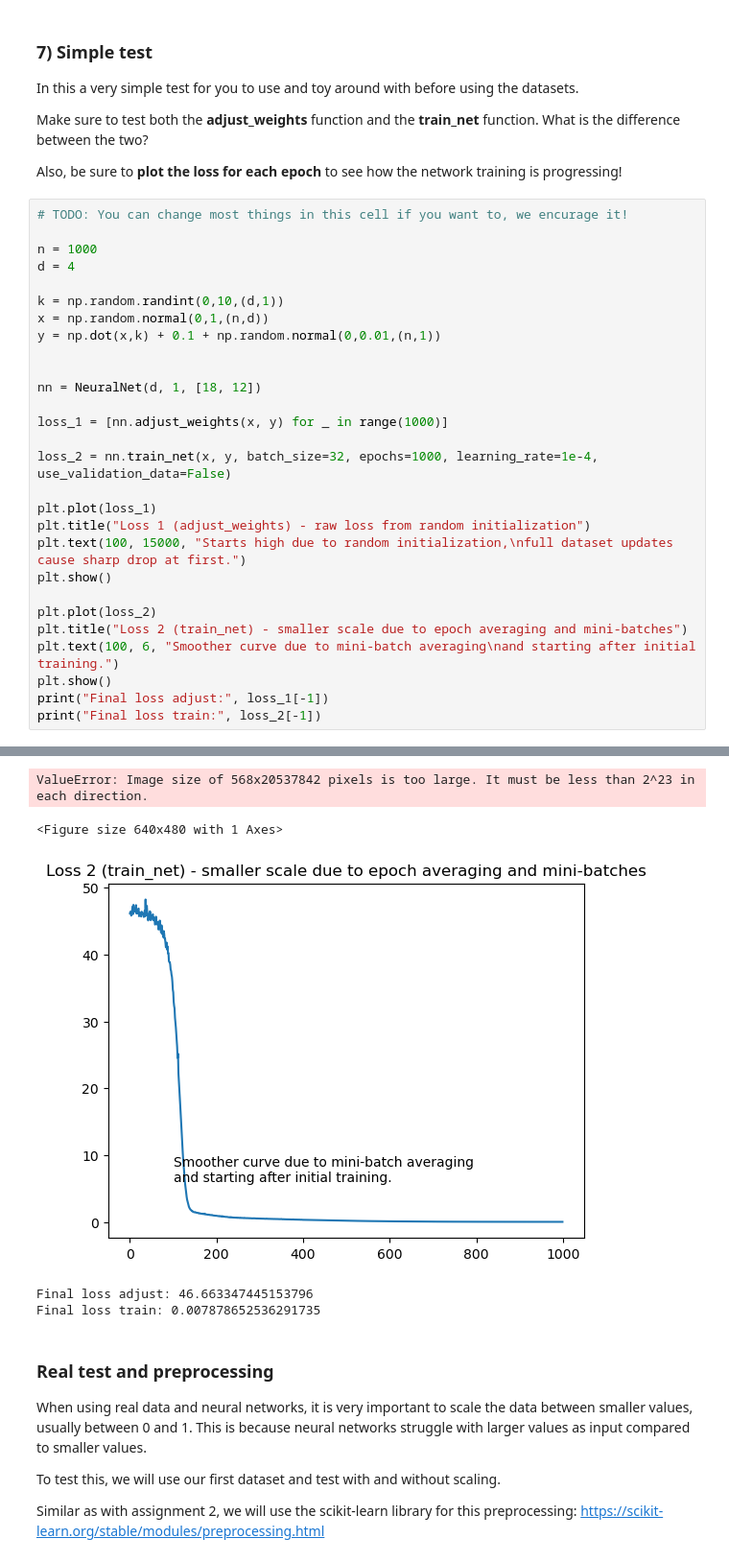
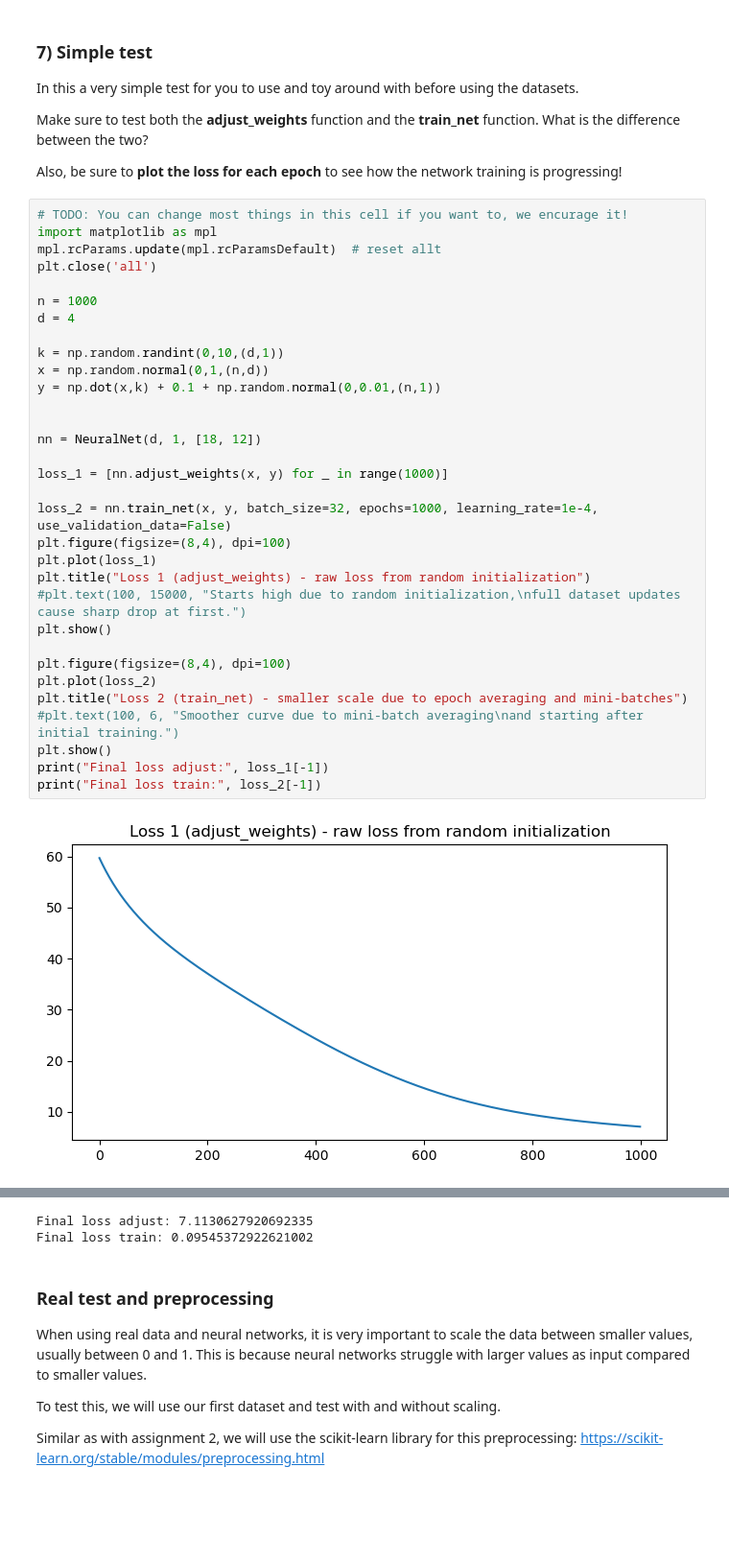
Before and after one commit to EdiOne07/Neural_Network, a Jupyter notebook: ML-Assignment 3/ML-Assignment 3 - Student names.ipynb, the cells around one changed output, grey strips where cells are left out. Shown at 96% size. Cells and saved outputs as stored; diff of their text form; blank space fills up the shorter version.

```diff
--- a/ML-Assignment 3/ML-Assignment 3 - Student names.ipynb
+++ b/ML-Assignment 3/ML-Assignment 3 - Student names.ipynb
@@ -347,30 +349,35 @@ Make sure to test both the **adjust_weights** function and the **train_net** fun
 Also, be sure to **plot the loss for each epoch** to see how the network training is progressing!
 # %%
 # TODO: You can change most things in this cell if you want to, we encurage it!
+import matplotlib as mpl
+mpl.rcParams.update(mpl.rcParamsDefault)  # reset allt
+plt.close('all')
 
 n = 1000
 d = 4
 
 k = np.random.randint(0,10,(d,1))
 x = np.random.normal(0,1,(n,d))
 y = np.dot(x,k) + 0.1 + np.random.normal(0,0.01,(n,1))
 
 
 nn = NeuralNet(d, 1, [18, 12])
 
 loss_1 = [nn.adjust_weights(x, y) for _ in range(1000)]
 
 loss_2 = nn.train_net(x, y, batch_size=32, epochs=1000, learning_rate=1e-4, use_validation_data=False)
-
+plt.figure(figsize=(8,4), dpi=100)
 plt.plot(loss_1)
 plt.title("Loss 1 (adjust_weights) - raw loss from random initialization")
-plt.text(100, 15000, "Starts high due to random initialization,\nfull dataset updates cause sharp drop at first.")
+#plt.text(100, 15000, "Starts high due to random initialization,\nfull dataset updates cause sharp drop at first.")
 plt.show()
 
+plt.figure(figsize=(8,4), dpi=100)
 plt.plot(loss_2)
 plt.title("Loss 2 (train_net) - smaller scale due to epoch averaging and mini-batches")
-plt.text(100, 6, "Smoother curve due to mini-batch averaging\nand starting after initial training.")
+#plt.text(100, 6, "Smoother curve due to mini-batch averaging\nand starting after initial training.")
 plt.show()
 print("Final loss adjust:", loss_1[-1])
 print("Final loss train:", loss_2[-1])
 # %% [output]
+[figure, new version]
@@ -377,8 +385,5 @@ print("Final loss train:", loss_2[-1])
-ValueError: Image size of 568x20537842 pixels is too large. It must be less than 2^23 in each direction.
+Final loss adjust: 7.1130627920692335
+Final loss train: 0.09545372922621002
-<Figure size 640x480 with 1 Axes>
-[figure, old version]
-Final loss adjust: 46.663347445153796
-Final loss train: 0.007878652536291735
 # %% [markdown]
 ### Real test and preprocessing
 
```
Also changed, not shown: parts of 4 cells of this notebook.
